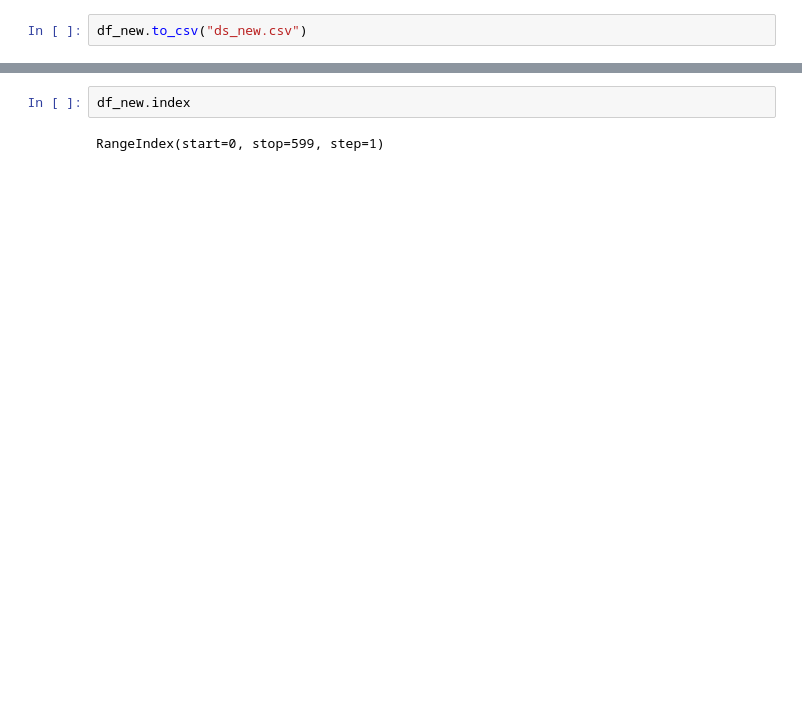
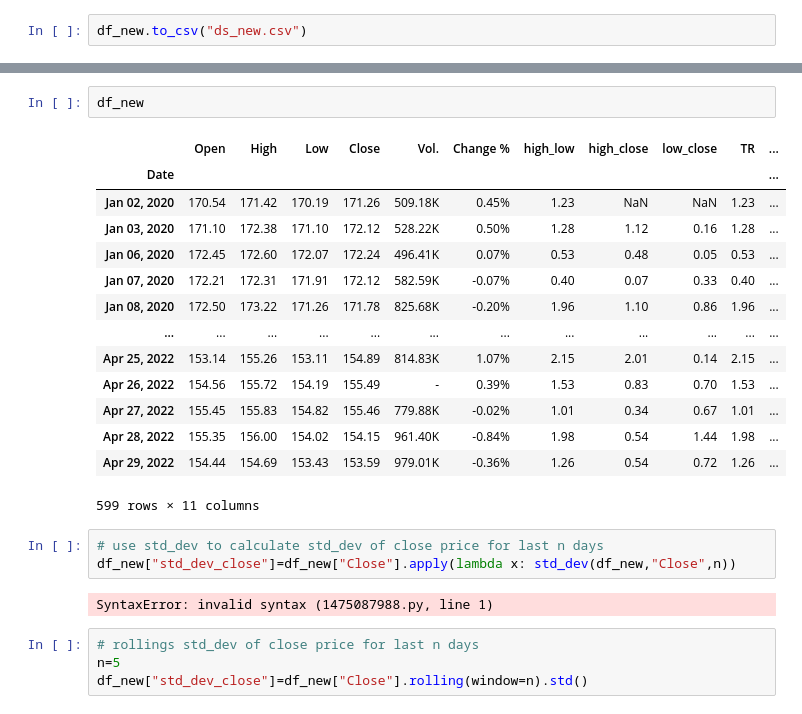
Before and after one commit to jxtin/FF-internship, a Jupyter notebook: rough.ipynb, the cells around one changed output, grey strips where cells are left out. Drawn from its saved outputs; the diff is of its cells as text; blank space fills up the shorter version.

```diff
--- a/rough.ipynb
+++ b/rough.ipynb
@@ -151,4 +150,26 @@ TypeError: rolling() missing 1 required positional argument: 'window'
 # %%
-df_new.index
+df_new
 # %% [output]
+|  | Open | High | Low | Close | Vol. | Change % | high_low | high_close | low_close | TR | ... |
+| Date |  |  |  |  |  |  |  |  |  |  | ... |
+| Jan 02, 2020 | 170.54 | 171.42 | 170.19 | 171.26 | 509.18K | 0.45% | 1.23 | NaN | NaN | 1.23 | ... |
+| Jan 03, 2020 | 171.10 | 172.38 | 171.10 | 172.12 | 528.22K | 0.50% | 1.28 | 1.12 | 0.16 | 1.28 | ... |
+| Jan 06, 2020 | 172.45 | 172.60 | 172.07 | 172.24 | 496.41K | 0.07% | 0.53 | 0.48 | 0.05 | 0.53 | ... |
+| Jan 07, 2020 | 172.21 | 172.31 | 171.91 | 172.12 | 582.59K | -0.07% | 0.40 | 0.07 | 0.33 | 0.40 | ... |
+| Jan 08, 2020 | 172.50 | 173.22 | 171.26 | 171.78 | 825.68K | -0.20% | 1.96 | 1.10 | 0.86 | 1.96 | ... |
+| ... | ... | ... | ... | ... | ... | ... | ... | ... | ... | ... | ... |
+| Apr 25, 2022 | 153.14 | 155.26 | 153.11 | 154.89 | 814.83K | 1.07% | 2.15 | 2.01 | 0.14 | 2.15 | ... |
+| Apr 26, 2022 | 154.56 | 155.72 | 154.19 | 155.49 | - | 0.39% | 1.53 | 0.83 | 0.70 | 1.53 | ... |
+| Apr 27, 2022 | 155.45 | 155.83 | 154.82 | 155.46 | 779.88K | -0.02% | 1.01 | 0.34 | 0.67 | 1.01 | ... |
+| Apr 28, 2022 | 155.35 | 156.00 | 154.02 | 154.15 | 961.40K | -0.84% | 1.98 | 0.54 | 1.44 | 1.98 | ... |
+| Apr 29, 2022 | 154.44 | 154.69 | 153.43 | 153.59 | 979.01K | -0.36% | 1.26 | 0.54 | 0.72 | 1.26 | ... |
-RangeIndex(start=0, stop=599, step=1)
+599 rows × 11 columns
+# %%
+# use std_dev to calculate std_dev of close price for last n days
+df_new["std_dev_close"]=df_new["Close"].apply(lambda x: std_dev(df_new,"Close",n))
+# %% [output]
+SyntaxError: invalid syntax (1475087988.py, line 1)
+# %%
+# rollings std_dev of close price for last n days
+n=5
+df_new["std_dev_close"]=df_new["Close"].rolling(window=n).std()
```
Also changed, not shown: parts of 17 cells of this notebook.
